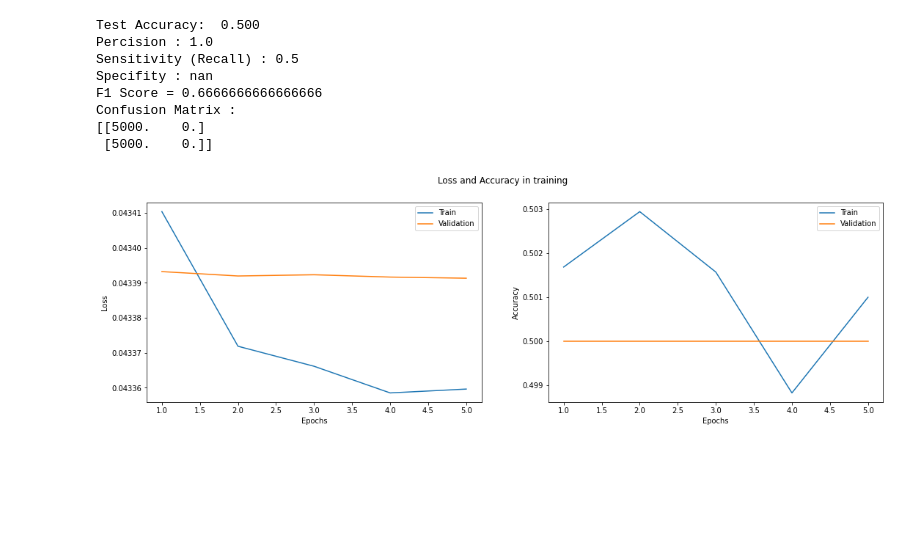
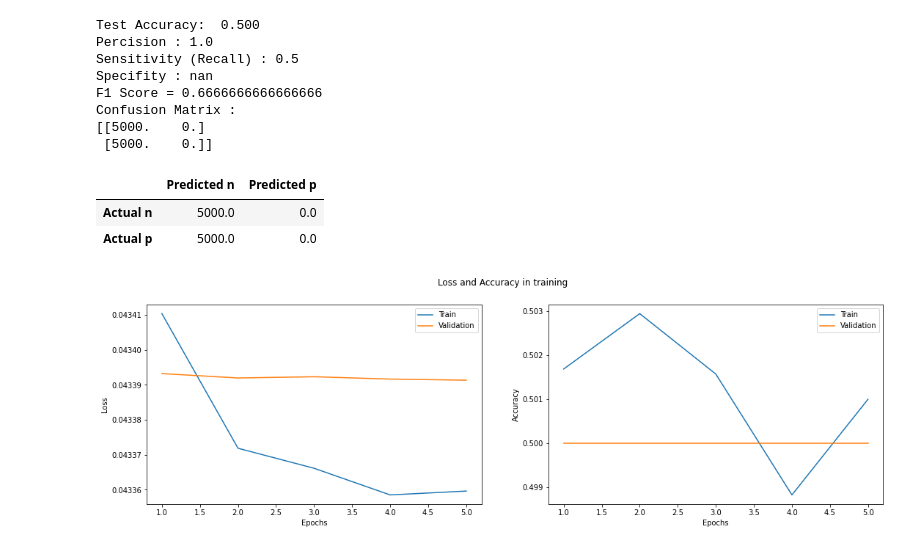
Before and after one commit to Ahmadsaidnouh/Term7-Artificial-Intelligence-Assignments, a Jupyter notebook: lab4/preprocessing notebooks/Final_NLP_bert(1e-4).ipynb, the cells around one changed output. Cells and saved outputs as stored; diff of their text form; code cells hidden in the pictures; blank space fills up the shorter version.

```diff
--- a/lab4/preprocessing notebooks/Final_NLP_bert(1e-4).ipynb
+++ b/lab4/preprocessing notebooks/Final_NLP_bert(1e-4).ipynb
@@ -495,6 +495,16 @@ F1 Score = 0.6666666666666666
 Confusion Matrix :
 [[5000.    0.]
  [5000.    0.]]
+# %%
+labels = ['n','p']
+columns = [f'Predicted {label}' for label in labels]
+index = [f'Actual {label}' for label in labels]
+table = pd.DataFrame(final_confusion_matrix, columns=columns, index=index)
+table
+# %% [output]
+|  | Predicted n | Predicted p |
+| Actual n | 5000.0 | 0.0 |
+| Actual p | 5000.0 | 0.0 |
 # %%
 plot_all()
 # %% [output]
```
Also changed, not shown: parts of 1 cell of this notebook, 3 other files.
